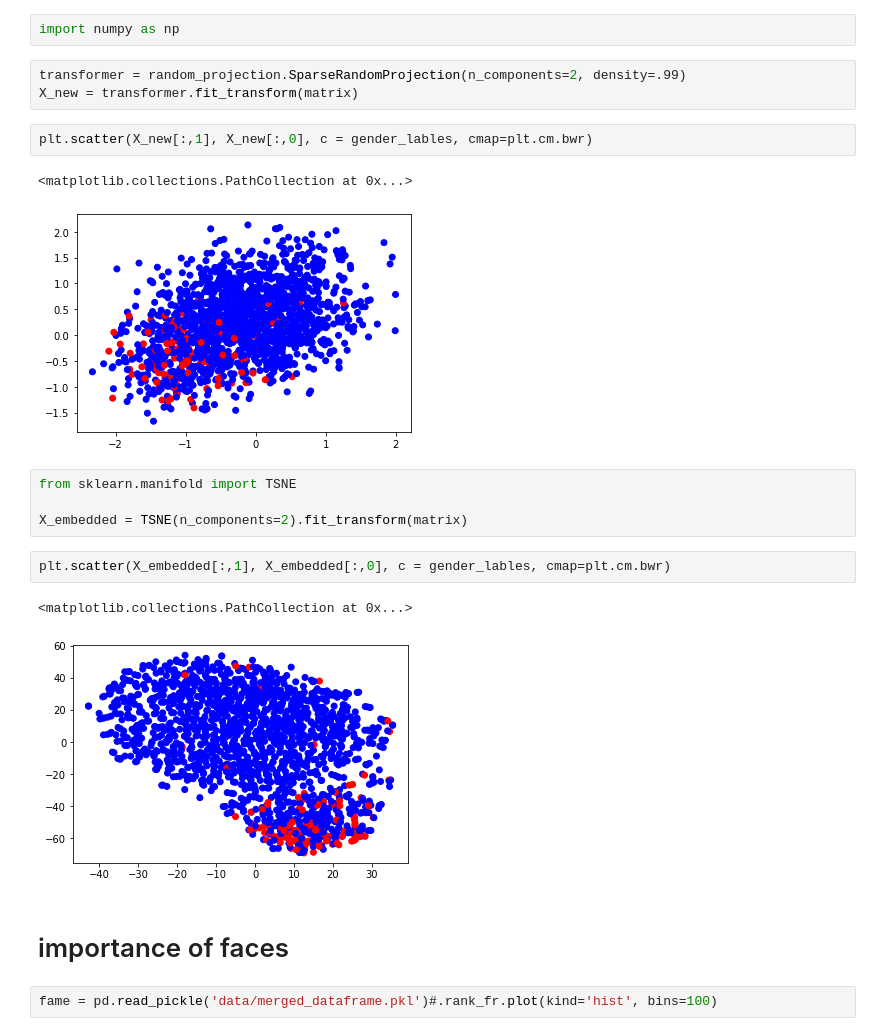
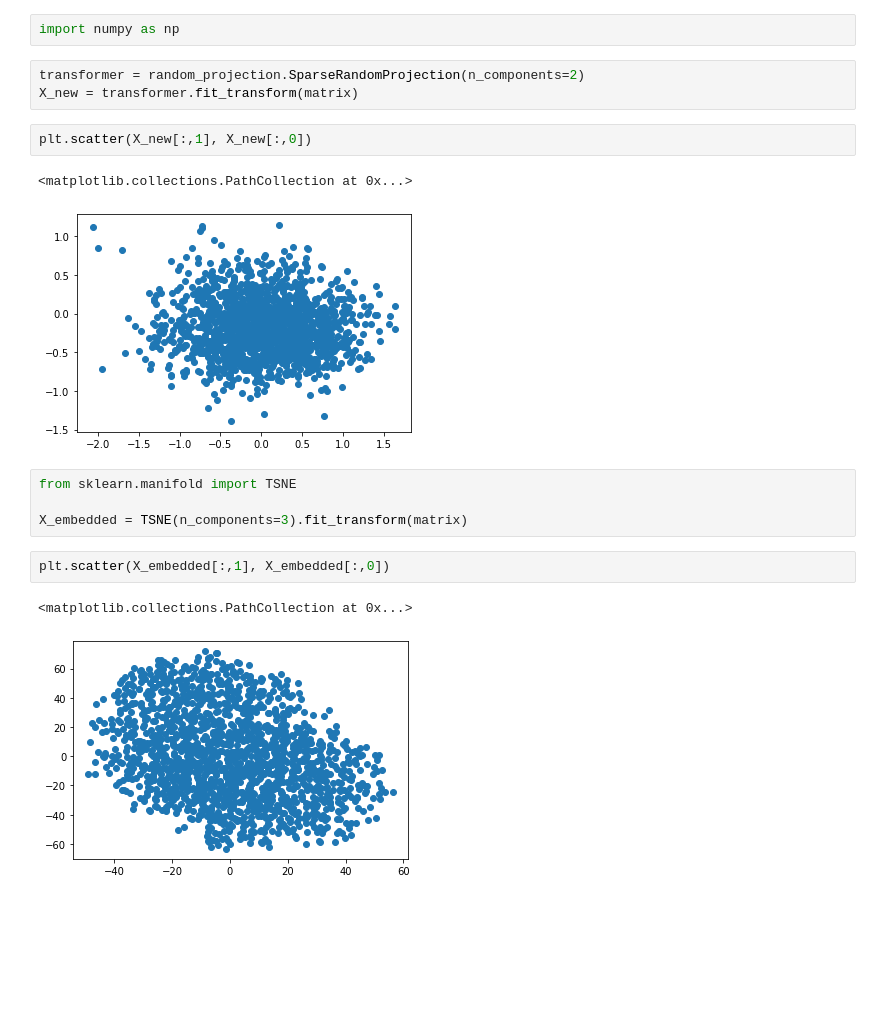
Before and after one commit to liabifano/humans-of-paris-1900, a Jupyter notebook: notebooks/Facial detection.ipynb, the cells around one changed output. Saved outputs shown, nothing was run; the diff lists cells and outputs as text; blank space fills up the shorter version.

```diff
--- a/notebooks/Facial detection.ipynb
+++ b/notebooks/Facial detection.ipynb
@@ -330,23 +218,19 @@ from sklearn import random_projection
 # %%
 import numpy as np
 # %%
-transformer = random_projection.SparseRandomProjection(n_components=2, density=.99)
+transformer = random_projection.SparseRandomProjection(n_components=2)
 X_new = transformer.fit_transform(matrix)
 # %%
-plt.scatter(X_new[:,1], X_new[:,0], c = gender_lables, cmap=plt.cm.bwr)
+plt.scatter(X_new[:,1], X_new[:,0])
 # %% [output]
 <matplotlib.collections.PathCollection at 0x...>
-[figure, old version]
+[figure, new version]
 # %%
 from sklearn.manifold import TSNE
 
-X_embedded = TSNE(n_components=2).fit_transform(matrix)
+X_embedded = TSNE(n_components=3).fit_transform(matrix)
 # %%
-plt.scatter(X_embedded[:,1], X_embedded[:,0], c = gender_lables, cmap=plt.cm.bwr)
+plt.scatter(X_embedded[:,1], X_embedded[:,0])
 # %% [output]
 <matplotlib.collections.PathCollection at 0x...>
-[figure, old version]
+[figure, new version]
-# %% [markdown]
-# importance of faces
-# %%
-fame = pd.read_pickle('data/merged_dataframe.pkl')#.rank_fr.plot(kind='hist', bins=100)
```
Also changed, not shown: parts of 37 cells of this notebook, 51 other files.
